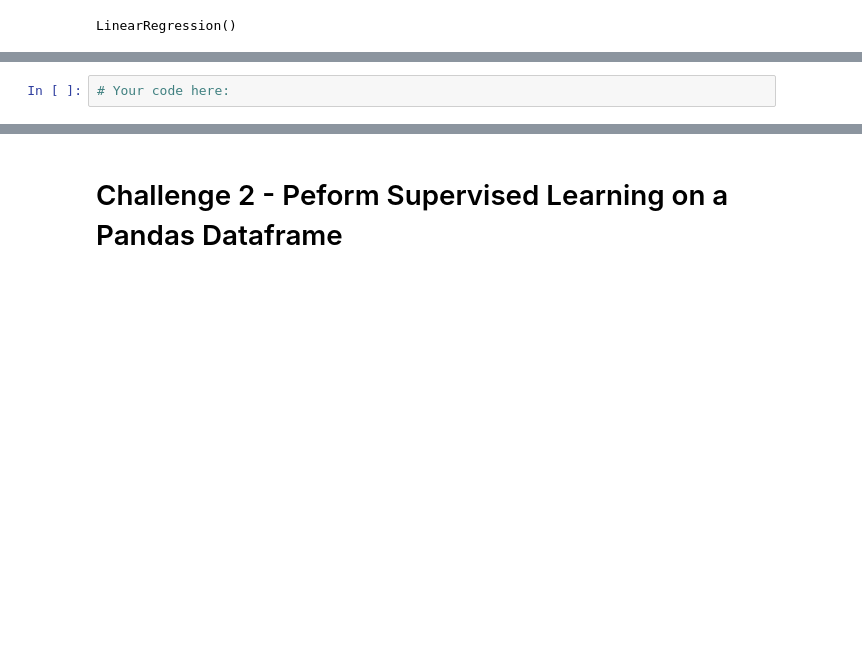
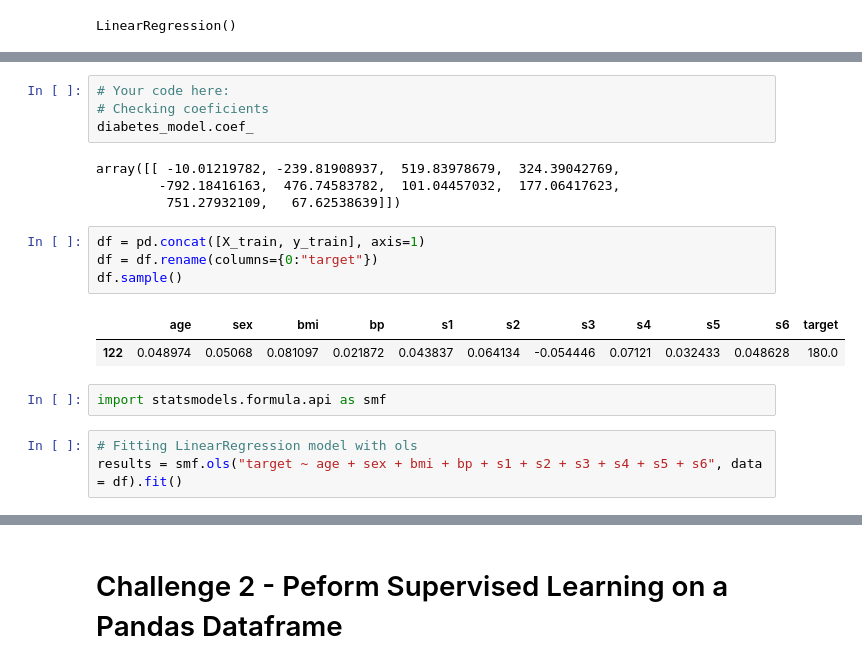
Before and after one commit to Ironhack-data-bcn-oct-2022/lab-intro-to-sklearn, a Jupyter notebook: your-code/main.ipynb, the cells around one changed output, grey strips where cells are left out. Saved outputs shown, nothing was run; the diff lists cells and outputs as text; blank space fills up the shorter version.

```diff
--- a/your-code/main.ipynb
+++ b/your-code/main.ipynb
@@ -115,3 +115,21 @@ Your result should look similar to this:
 ![ols](../ols-results.png)
 # %%
 # Your code here:
+# Checking coeficients
+diabetes_model.coef_
+# %% [output]
+array([[ -10.01219782, -239.81908937,  519.83978679,  324.39042769,
+        -792.18416163,  476.74583782,  101.04457032,  177.06417623,
+         751.27932109,   67.62538639]])
+# %%
+df = pd.concat([X_train, y_train], axis=1)
+df = df.rename(columns={0:"target"})
+df.sample()
+# %% [output]
+|  | age | sex | bmi | bp | s1 | s2 | s3 | s4 | s5 | s6 | target |
+| 122 | 0.048974 | 0.05068 | 0.081097 | 0.021872 | 0.043837 | 0.064134 | -0.054446 | 0.07121 | 0.032433 | 0.048628 | 180.0 |
+# %%
+import statsmodels.formula.api as smf
+# %%
+# Fitting LinearRegression model with ols
+results = smf.ols("target ~ age + sex + bmi + bp + s1 + s2 + s3 + s4 + s5 + s6", data = df).fit()
```
Also changed, not shown: parts of 23 cells of this notebook.
